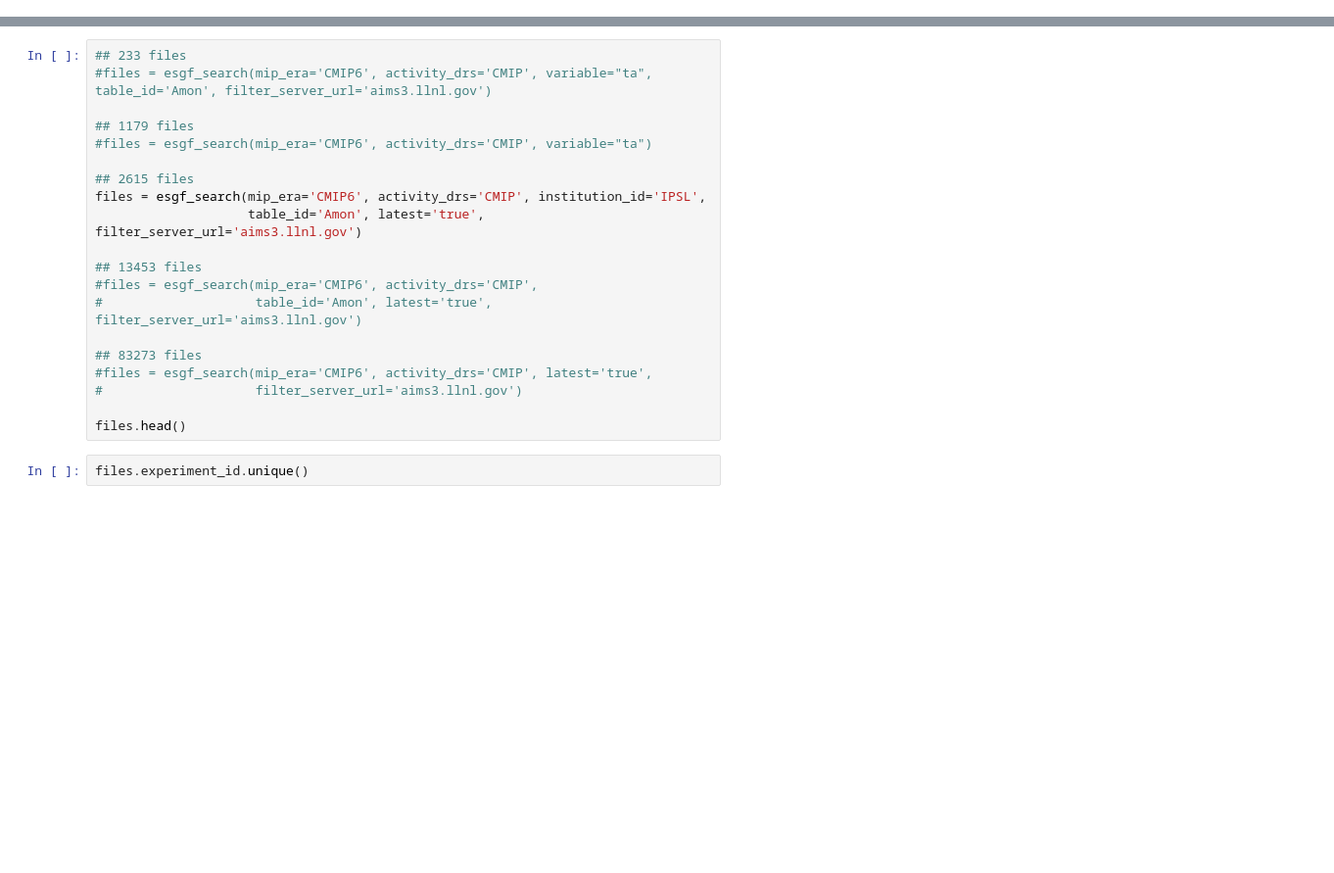
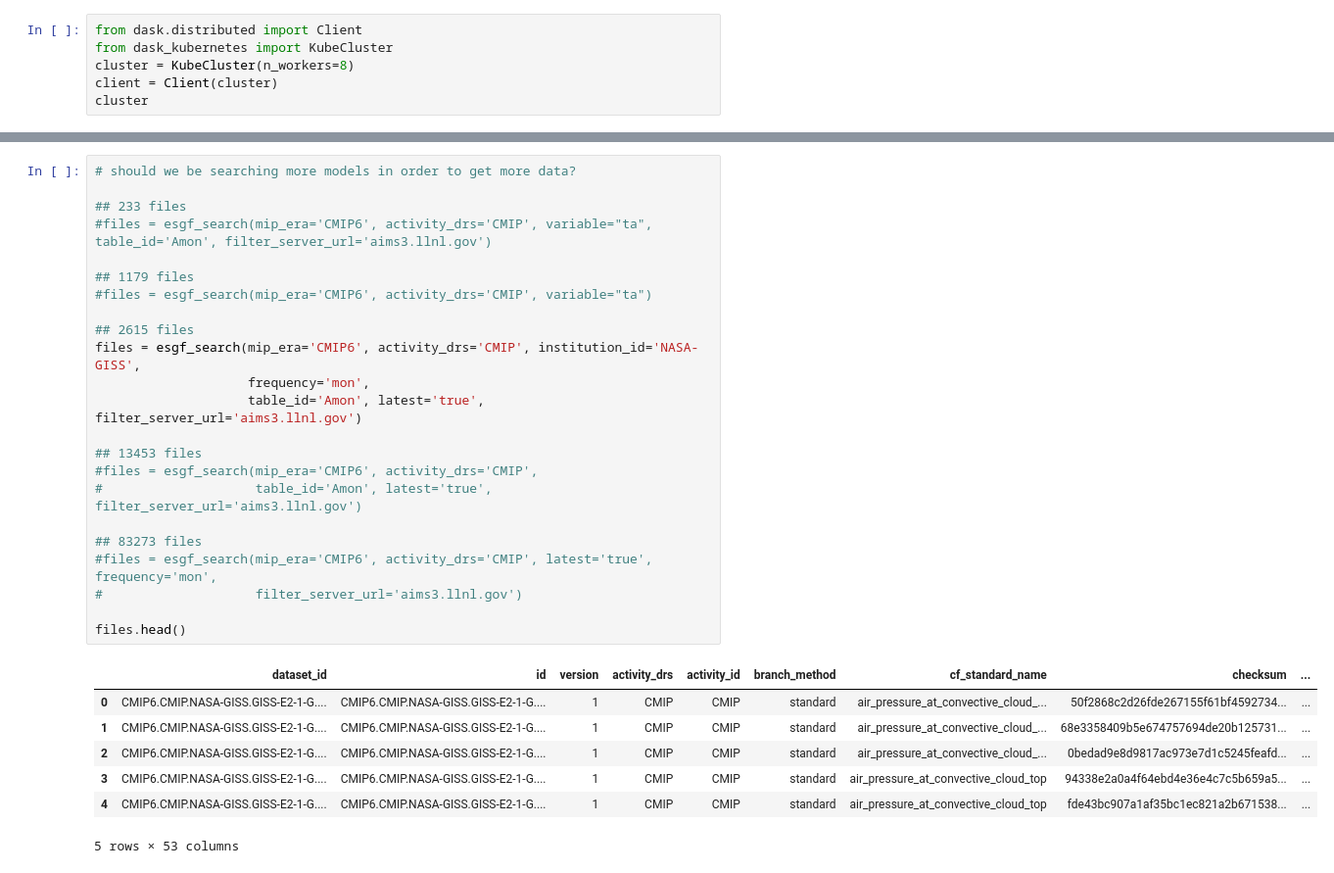
Before and after one commit to rabernat/pangeo_esgf_demo, a Jupyter notebook: esgf_llnl_thredds.ipynb, the cells around one changed output, grey strips where cells are left out. Shown at 98% size. Cells and saved outputs as stored; diff of their text form; blank space fills up the shorter version.

```diff
--- a/esgf_llnl_thredds.ipynb
+++ b/esgf_llnl_thredds.ipynb
@@ -15,0 +21,6 @@ for n in tqdm(range(5)):
+# %%
+from dask.distributed import Client
+from dask_kubernetes import KubeCluster
+cluster = KubeCluster(n_workers=8)
+client = Client(cluster)
+cluster
@@ -114,22 +142,31 @@ def esgf_search(server="https://esgf-node.llnl.gov/esg-search/search",
 # %%
+# should we be searching more models in order to get more data?
+
 ## 233 files
 #files = esgf_search(mip_era='CMIP6', activity_drs='CMIP', variable="ta", table_id='Amon', filter_server_url='aims3.llnl.gov')
 
 ## 1179 files
 #files = esgf_search(mip_era='CMIP6', activity_drs='CMIP', variable="ta")
 
 ## 2615 files
-files = esgf_search(mip_era='CMIP6', activity_drs='CMIP', institution_id='IPSL',
+files = esgf_search(mip_era='CMIP6', activity_drs='CMIP', institution_id='NASA-GISS',
+                    frequency='mon',
                     table_id='Amon', latest='true', filter_server_url='aims3.llnl.gov')
 
 ## 13453 files
 #files = esgf_search(mip_era='CMIP6', activity_drs='CMIP',
 #                    table_id='Amon', latest='true', filter_server_url='aims3.llnl.gov')
 
 ## 83273 files
-#files = esgf_search(mip_era='CMIP6', activity_drs='CMIP', latest='true',
+#files = esgf_search(mip_era='CMIP6', activity_drs='CMIP', latest='true', frequency='mon',
 #                    filter_server_url='aims3.llnl.gov')
 
 files.head()
+# %% [output]
+|  | dataset_id | id | version | activity_drs | activity_id | branch_method | cf_standard_name | checksum | ... |
+| 0 | CMIP6.CMIP.NASA-GISS.GISS-E2-1-G.... | CMIP6.CMIP.NASA-GISS.GISS-E2-1-G.... | 1 | CMIP | CMIP | standard | air_pressure_at_convective_cloud_... | 50f2868c2d26fde267155f61bf4592734... | ... |
+| 1 | CMIP6.CMIP.NASA-GISS.GISS-E2-1-G.... | CMIP6.CMIP.NASA-GISS.GISS-E2-1-G.... | 1 | CMIP | CMIP | standard | air_pressure_at_convective_cloud_... | 68e3358409b5e674757694de20b125731... | ... |
+| 2 | CMIP6.CMIP.NASA-GISS.GISS-E2-1-G.... | CMIP6.CMIP.NASA-GISS.GISS-E2-1-G.... | 1 | CMIP | CMIP | standard | air_pressure_at_convective_cloud_... | 0bedad9e8d9817ac973e7d1c5245feafd... | ... |
+| 3 | CMIP6.CMIP.NASA-GISS.GISS-E2-1-G.... | CMIP6.CMIP.NASA-GISS.GISS-E2-1-G.... | 1 | CMIP | CMIP | standard | air_pressure_at_convective_cloud_top | 94338e2a0a4f64ebd4e36e4c7c5b659a5... | ... |
+| 4 | CMIP6.CMIP.NASA-GISS.GISS-E2-1-G.... | CMIP6.CMIP.NASA-GISS.GISS-E2-1-G.... | 1 | CMIP | CMIP | standard | air_pressure_at_convective_cloud_top | fde43bc907a1af35bc1ec821a2b671538... | ... |
+5 rows × 53 columns
-# %%
-files.experiment_id.unique()
```
Also changed, not shown: parts of 40 cells of this notebook, 1 other file.
